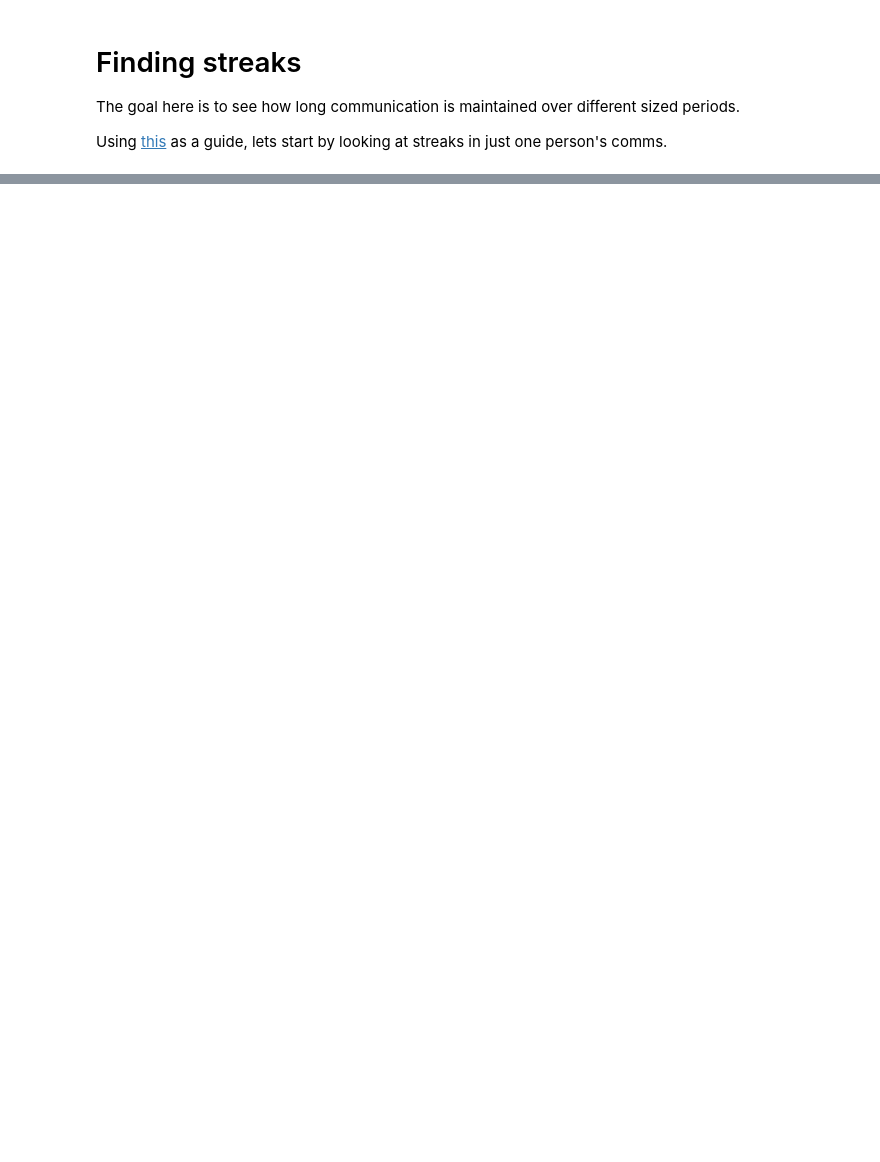
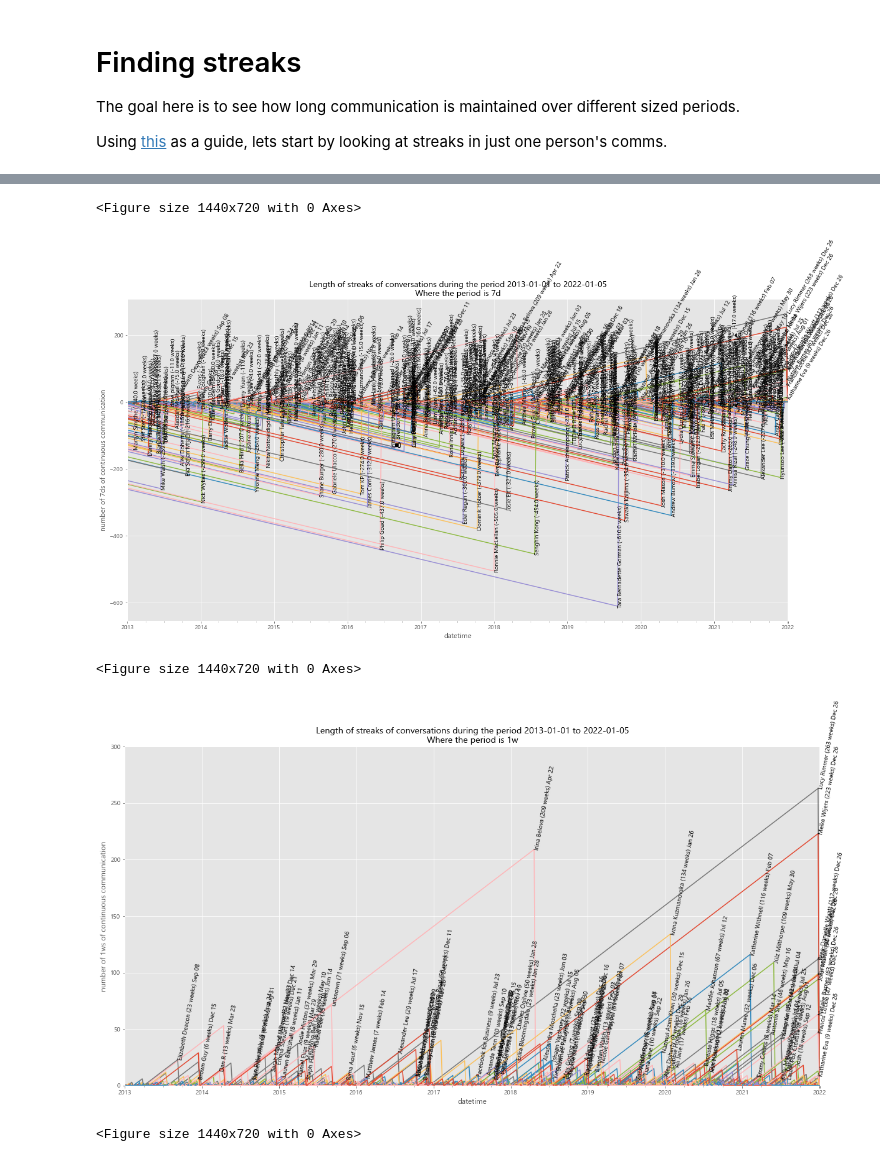
Before and after one commit to notionparallax/data_project_2021, a Jupyter notebook: mp_streaks.ipynb, the cells around one changed output, grey strips where cells are left out. Drawn from its saved outputs; the diff is of its cells as text; code cells hidden in the pictures; blank space fills up the shorter version.

```diff
--- a/mp_streaks.ipynb
+++ b/mp_streaks.ipynb
@@ -218,4 +246,11 @@ plot_streak_graph(everyone_df, period="1d", period_name="days", ylim=[0, 400])
 # %%
 everyone_df = make_streak_df(all_convo_df, "7d")
 plot_streak_graph(everyone_df, period="7d", period_name="weeks", ylim=False)
-plot_streak_graph(everyone_df, period="1w", period_name="weeks", ylim=[0, 250])
+plot_streak_graph(everyone_df, period="1w", period_name="weeks", ylim=[0, 300])
+plot_streak_graph(everyone_df, period="1w", period_name="weeks", ylim=[0, 300], time_span=["2017-01-01", "2022-01-05"])
+# %% [output]
+<Figure size 1440x720 with 0 Axes>
+[figure, added]
+<Figure size 1440x720 with 0 Axes>
+[figure, added]
+<Figure size 1440x720 with 0 Axes>
```
Also changed, not shown: parts of 12 cells of this notebook, 2 other files.
